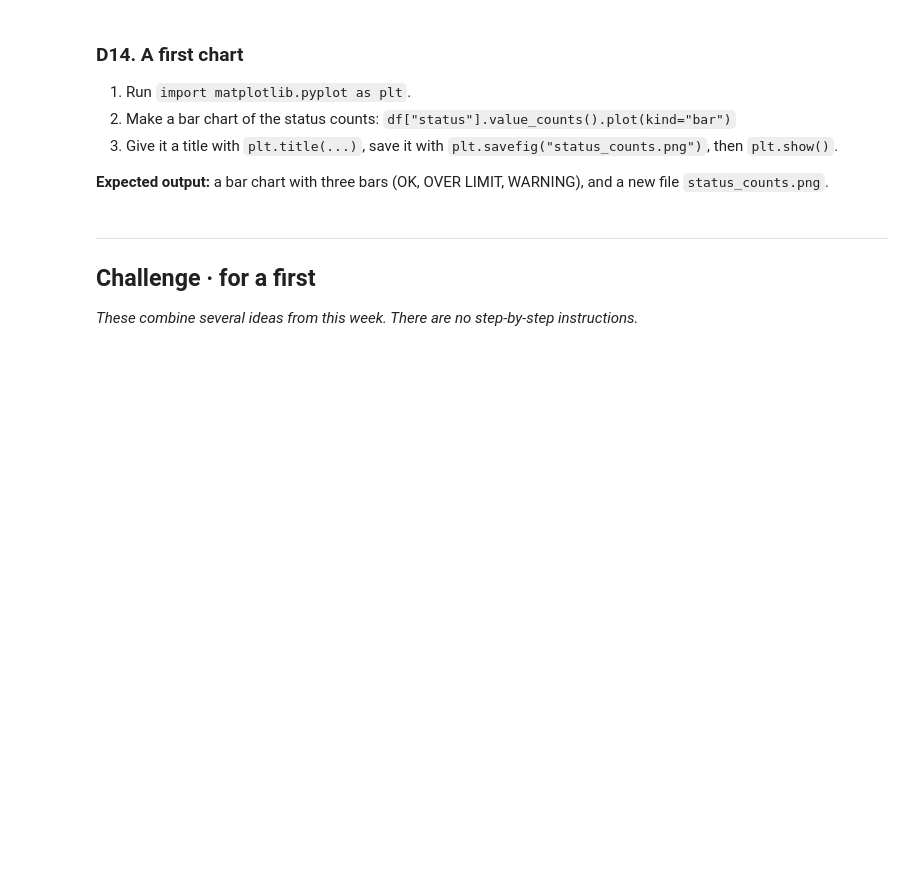
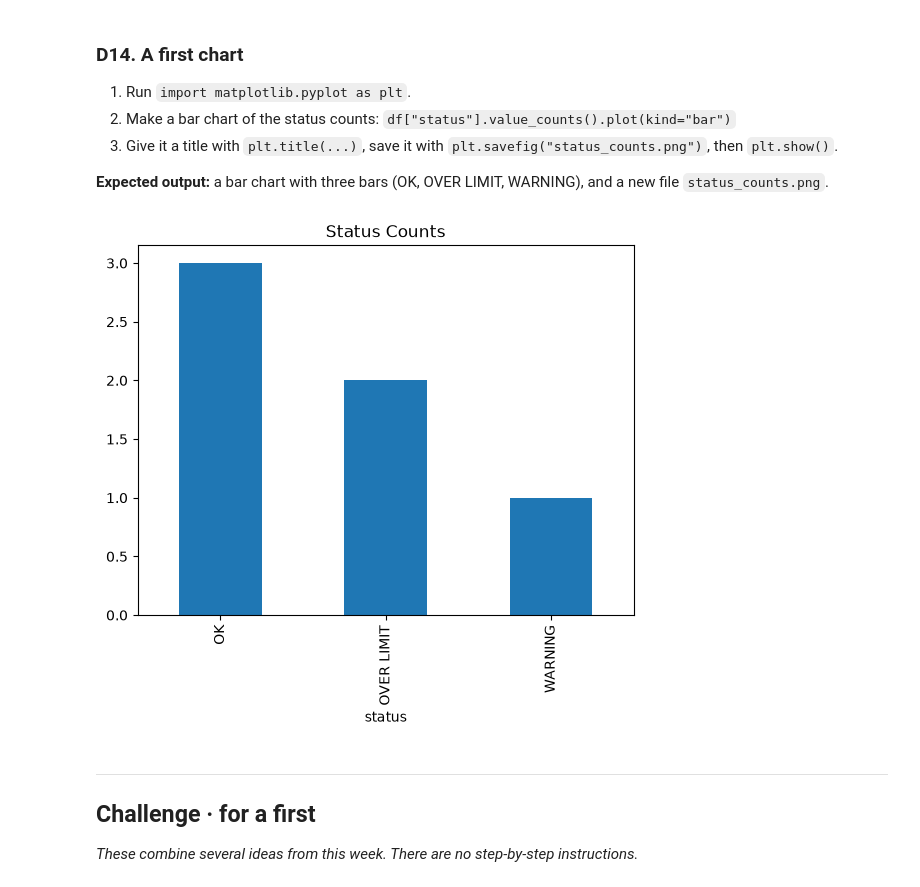
Before and after one commit to M01106046/CST1510-vitor, a Jupyter notebook: Week 06 - Pandas/LAB/W06_Lab.ipynb, the cells around one changed output. Saved outputs shown, nothing was run; the diff lists cells and outputs as text; code cells hidden in the pictures; blank space fills up the shorter version.

Commit message:
Add records report CSV and status counts PNG for data analysis

```diff
--- a/Week 06 - Pandas/LAB/W06_Lab.ipynb
+++ b/Week 06 - Pandas/LAB/W06_Lab.ipynb
@@ -100,0 +117,5 @@ dtype: int64
+# %%
+# D3
+df = pd.read_csv("records_sample.csv")
+print(df)
+print(df.dtypes)
@@ -108,0 +140,4 @@ Add a `percent` column to `df`: `(value / limit) * 100`. Print `df`.
+# %%
+# D4
+df["percent"] = (df["value"] / df["limit"]) * 100
+print(df)
@@ -179,0 +272,5 @@ then `False` 4 and `True` 2.
+# %%
+# D10
+df["over"] = df["percent"] >= 100
+grouped = df.groupby("over")
+print(grouped["percent"].agg(["mean", "max", "min"]))
@@ -204,0 +314,14 @@ then `False` 4 and `True` 2.
+# %%
+# D12
+def classify(percent):
+    if percent >= 100:
+        return "OVER LIMIT"
+    elif percent >= 90:
+        return "WARNING"
+    else:
+        return "OK"
+
+df["status"] = df["percent"].apply(classify)
+
+print(df[["label", "status"]])
+print(df["status"].value_counts())
@@ -225,3 +371,13 @@ then `False` 4 and `True` 2.
+# %%
+# D14
+import matplotlib.pyplot as plt
+
+df["status"].value_counts().plot(kind="bar")
+plt.title("Status Counts")
+plt. savefig("status_counts.png")
+plt. show()
+# %% [output]
+[figure, added]
 # %% [markdown]
 ---
 ## Challenge · for a first
```
Also changed, not shown: parts of 27 cells of this notebook, 2 other files.
